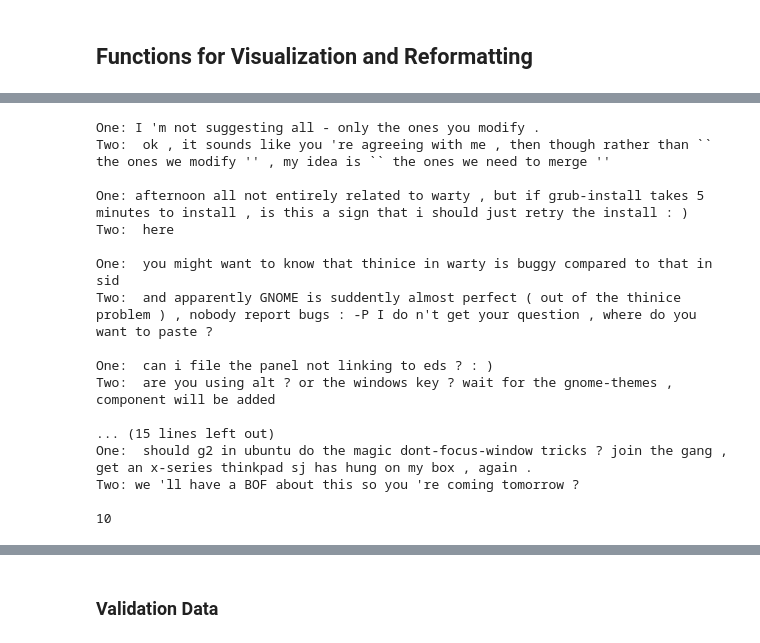
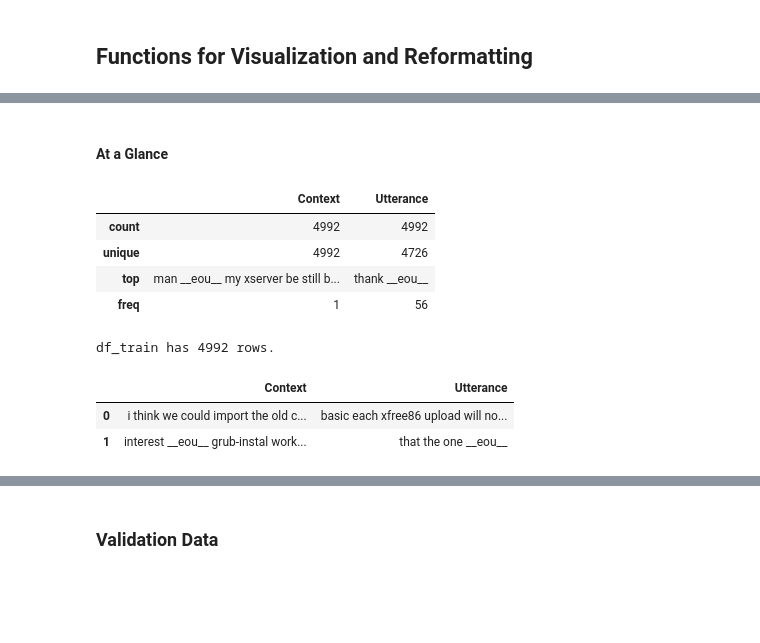
Before and after one commit to mckinziebrandon/DeepChatModels, a Jupyter notebook: notebooks/ubuntu_reformat.ipynb, the cells around one changed output, grey strips where cells are left out. Drawn from its saved outputs; the diff is of its cells as text; code cells hidden in the pictures; blank space fills up the shorter version.

```diff
--- a/notebooks/ubuntu_reformat.ipynb
+++ b/notebooks/ubuntu_reformat.ipynb
@@ -131,29 +122,21 @@ df_train has 1000000 rows.
-# %%
-oneTest, twoTest = get_user_arrays(df_train.ix[1:2])
-for one, two in zip(oneTest, twoTest):
-    print('One:', one)
-    print('Two:', two)
-    print()
-
-print(len(oneTest))
-# %% [output]
-One: I 'm not suggesting all - only the ones you modify .
-Two:  ok , it sounds like you 're agreeing with me , then though rather than `` the ones we modify '' , my idea is `` the ones we need to merge ''
-
-One: afternoon all not entirely related to warty , but if grub-install takes 5 minutes to install , is this a sign that i should just retry the install : )
-Two:  here
-
-One:  you might want to know that thinice in warty is buggy compared to that in sid
-Two:  and apparently GNOME is suddently almost perfect ( out of the thinice problem ) , nobody report bugs : -P I do n't get your question , where do you want to paste ?
-
-One:  can i file the panel not linking to eds ? : )
-Two:  are you using alt ? or the windows key ? wait for the gnome-themes , component will be added
-
-... (15 lines left out)
-One:  should g2 in ubuntu do the magic dont-focus-window tricks ? join the gang , get an x-series thinkpad sj has hung on my box , again .
-Two: we 'll have a BOF about this so you 're coming tomorrow ?
-
-10
+# %% [markdown]
+#### At a Glance
+# %%
+df_train.describe()
+# %% [output]
+|  | Context | Utterance |
+| count | 4992 | 4992 |
+| unique | 4992 | 4726 |
+| top | man __eou__ my xserver be still b... | thank __eou__ |
+| freq | 1 | 56 |
+# %%
+pd.options.display.max_colwidth = 500
+df_train.head(2)
+# %% [output]
+df_train has 4992 rows.
+|  | Context | Utterance |
+| 0 | i think we could import the old c... | basic each xfree86 upload will no... |
+| 1 | interest __eou__ grub-instal work... | that the one __eou__ |
 # %%
 print_conversation(df_train, 3)
 # %% [output]
```
Also changed, not shown: parts of 18 cells of this notebook, 7 other files.
